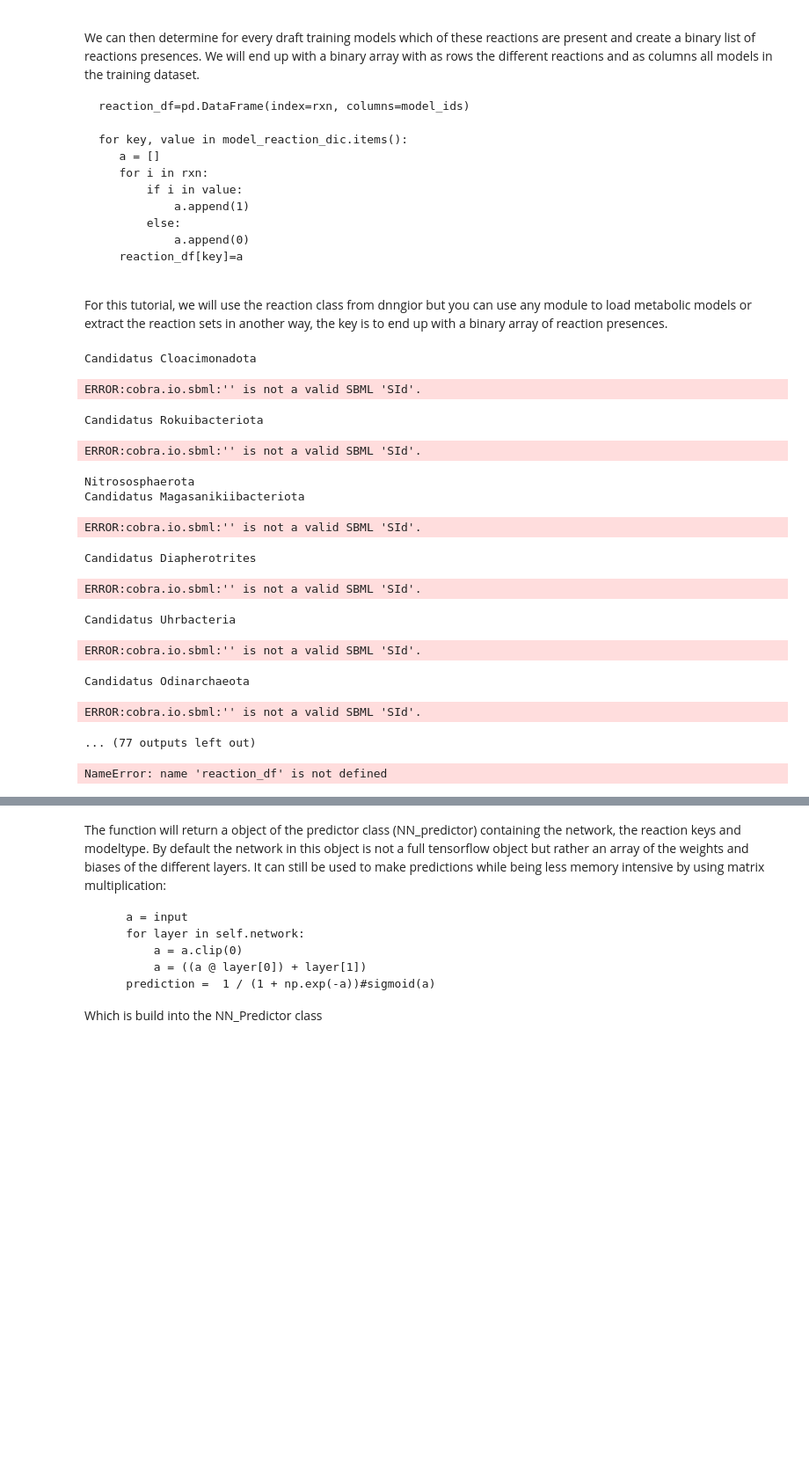
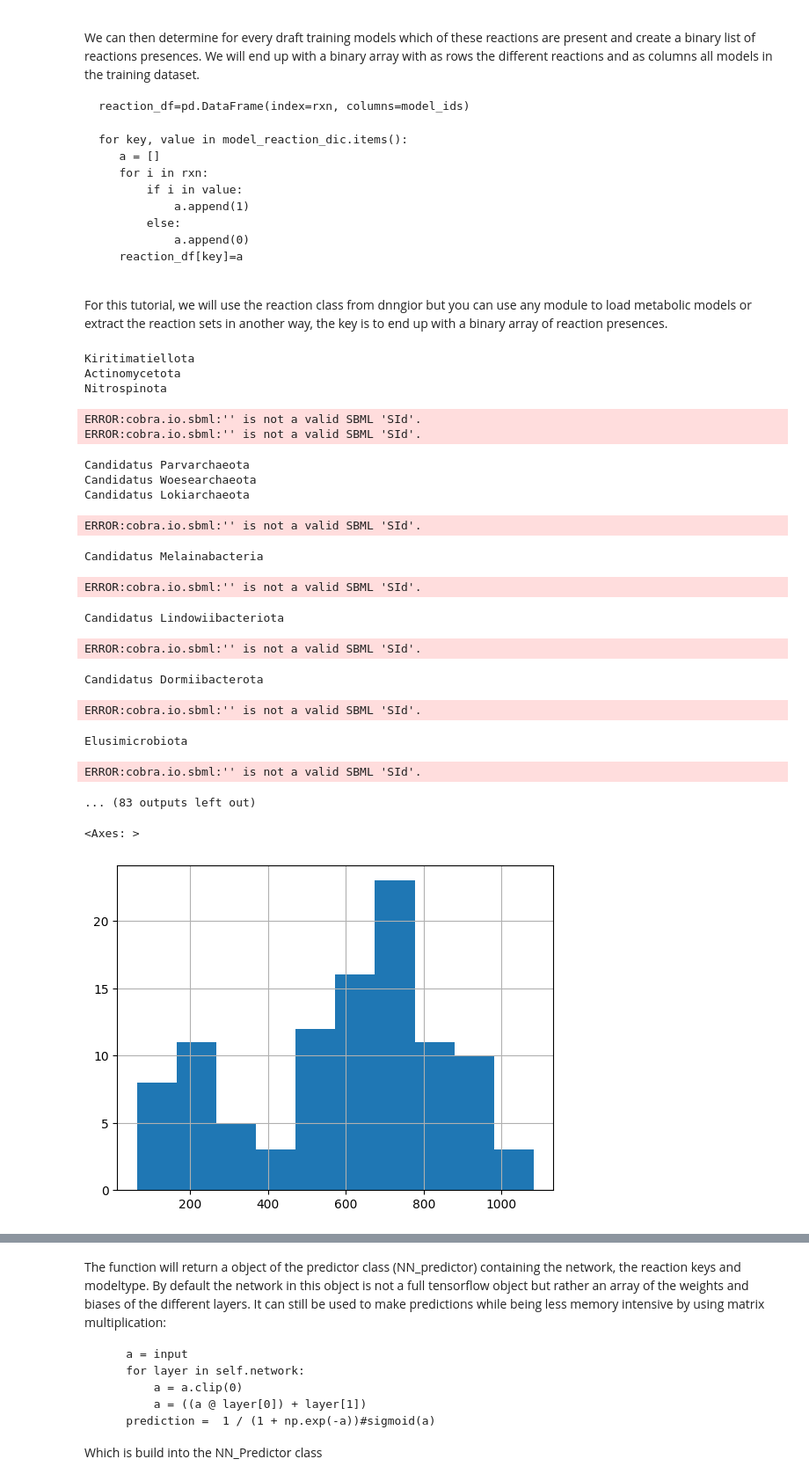
Before and after one commit to hariszaf/metabolic_toy_model, a Jupyter notebook: Antony2025/DNNGIORtraining.ipynb, the cells around one changed output, grey strips where cells are left out. Shown at 88% size. Saved outputs shown, nothing was run; the diff lists cells and outputs as text; code cells hidden in the pictures; blank space fills up the shorter version.

```diff
--- a/Antony2025/DNNGIORtraining.ipynb
+++ b/Antony2025/DNNGIORtraining.ipynb
@@ -97,7 +120,7 @@ model_path =  '/content/drive/MyDrive/Antony/one_per_phylum_models'
 
 #output path training data
 
-output_path = 'One_per_phylum_training_data.csv'
+output_path = 'one_per_phylum_training_data.csv'
 
 #list of model-ids of draft-models
 paths  = os.listdir(model_path)
@@ -115,7 +138,7 @@ for file_path, model_id in zip(paths,model_ids):
 
     #generate a list of all possible reactions
     for i in list(rs):
-         if i not in rxn and i.startswith('rxn_'):
+         if i not in rxn and i.startswith('rxn'):
              rxn.append(i)
 
 n_reactions = len(rxn)
@@ -133,21 +156,26 @@ for key, value in model_reaction_dic.items():
 #saving to pandas file
 reaction_df.to_csv(output_path)
 # %% [output]
-Candidatus Cloacimonadota
+Kiritimatiellota
+Actinomycetota
+Nitrospinota
 ERROR:cobra.io.sbml:'' is not a valid SBML 'SId'.
+ERROR:cobra.io.sbml:'' is not a valid SBML 'SId'.
-Candidatus Rokuibacteriota
+Candidatus Parvarchaeota
+Candidatus Woesearchaeota
+Candidatus Lokiarchaeota
 ERROR:cobra.io.sbml:'' is not a valid SBML 'SId'.
-Nitrososphaerota
-Candidatus Magasanikiibacteriota
+Candidatus Melainabacteria
 ERROR:cobra.io.sbml:'' is not a valid SBML 'SId'.
-Candidatus Diapherotrites
+Candidatus Lindowiibacteriota
 ERROR:cobra.io.sbml:'' is not a valid SBML 'SId'.
-Candidatus Uhrbacteria
+Candidatus Dormiibacterota
 ERROR:cobra.io.sbml:'' is not a valid SBML 'SId'.
-Candidatus Odinarchaeota
+Elusimicrobiota
 ERROR:cobra.io.sbml:'' is not a valid SBML 'SId'.
-... (77 outputs left out)
+... (83 outputs left out)
 # %%
-reaction_df.columns[reaction_df.sum() < 200]
+reaction_df.sum().hist()
 # %% [output]
-NameError: name 'reaction_df' is not defined
+<Axes: >
+[figure, added]
```
Also changed, not shown: parts of 19 cells of this notebook.
